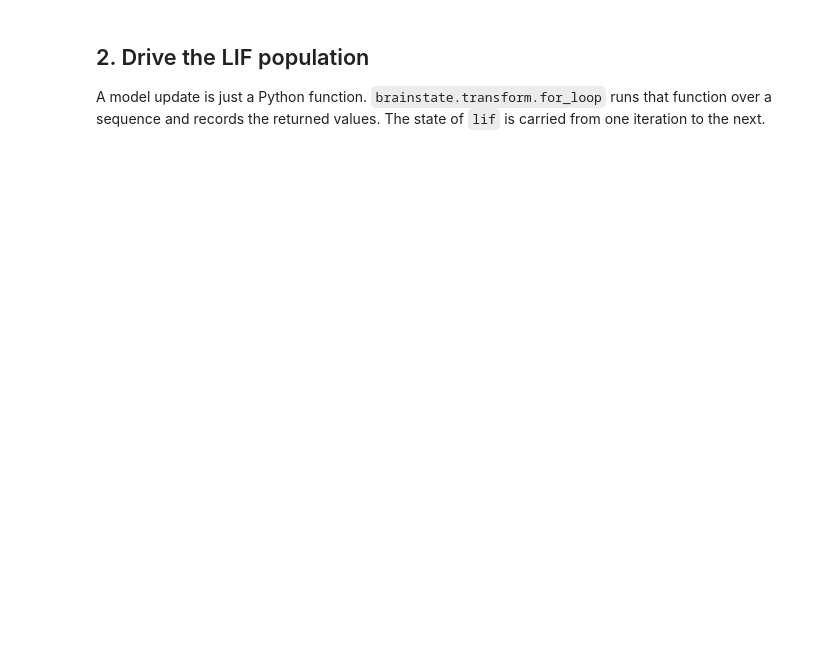
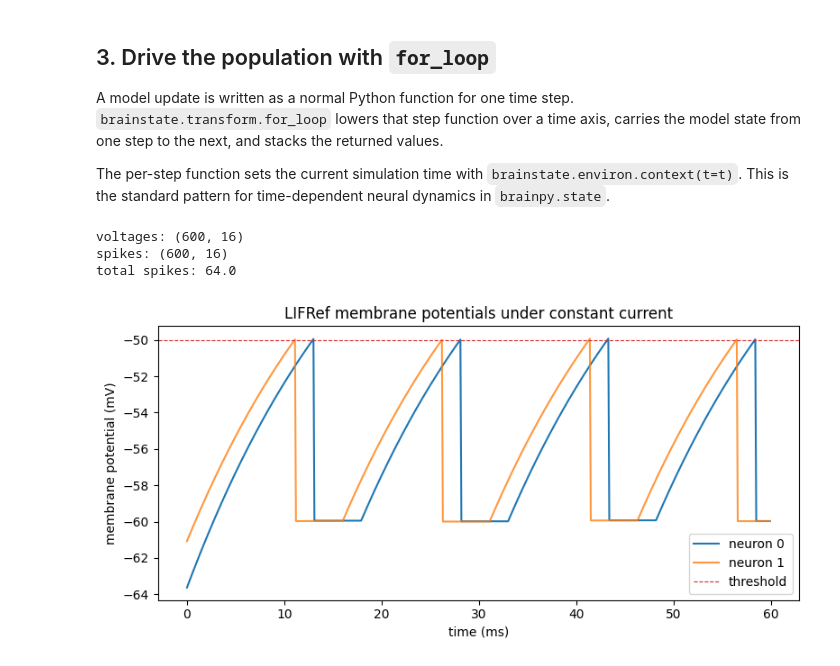
Before and after one commit to chaobrain/brain-modeling-ecosystem, a Jupyter notebook: docs/tutorials/brainpy.state_point_neuron_networks.ipynb, the cells around one changed output. Cells and saved outputs as stored; diff of their text form; code cells hidden in the pictures; blank space fills up the shorter version.

Commit message:
Refine tutorials and documentation across BrainX ecosystem (#117)
* update tutorials

* update brainx documentation

---------

Co-authored-by: “liaoxinzhu” <liaoxinzhu@gdiist.cn>

```diff
--- a/docs/tutorials/brainpy.state_point_neuron_networks.ipynb
+++ b/docs/tutorials/brainpy.state_point_neuron_networks.ipynb
@@ -53,37 +87,49 @@ lif
 # %% [markdown]
-## 2. Drive the LIF population
+## 3. Drive the population with ``for_loop``
 
-A model update is just a Python function. `brainstate.transform.for_loop` runs that function over a sequence and records the returned values. The state of `lif` is carried from one iteration to the next.
+A model update is written as a normal Python function for one time step. ``brainstate.transform.for_loop`` lowers that step function over a time axis, carries the model state from one step to the next, and stacks the returned values.
+
+The per-step function sets the current simulation time with ``brainstate.environ.context(t=t)``. This is the standard pattern for time-dependent neural dynamics in ``brainpy.state``.
 # %%
-def run_lif_population(inputs):
+def run_lif_population(currents):
     lif.reset_state()
-    indices = np.arange(len(inputs))
+    times = u.math.arange(0.0 * u.ms, len(currents) * dt, dt)
 
-    def step(i, current):
-        with brainstate.environ.context(i=i):
+    def step(t, current):
+        with brainstate.environ.context(t=t):
             spike = lif(current)
             return lif.V.value, spike
 
-    voltages, spikes = brainstate.transform.for_loop(step, indices, inputs)
-    return voltages, spikes
+    voltages, spikes = brainstate.transform.for_loop(step, times, currents)
+    return times, voltages, spikes
 
 n_steps = 600
-constant_current = 3.0 * u.mA
-inputs = np.ones(n_steps) * constant_current
-voltages, spikes = run_lif_population(inputs)
+constant_current = 25.0 * u.mA
+currents = np.ones(n_steps) * constant_current
 
-times = np.arange(n_steps) * dt
+times, voltages, spikes = run_lif_population(currents)
+
 print("voltages:", voltages.shape)
 print("spikes:", spikes.shape)
+print("total spikes:", float(u.math.sum(spikes)))
+# %% [output]
+voltages: (600, 16)
+spikes: (600, 16)
+total spikes: 64.0
 # %%
+time_ms = times.to_decimal(u.ms)
+voltage_mV = voltages.to_decimal(u.mV)
+
 plt.figure(figsize=(8, 4))
-plt.plot(times, voltages[:, 0], label="neuron 0")
-plt.plot(times, voltages[:, 1], label="neuron 1", alpha=0.8)
-plt.axhline(-50.0 * u.mV, color="tab:red", ls="--", lw=0.8, label="threshold")
-plt.xlabel("time")
-plt.ylabel("membrane potential")
-plt.title("LIF membrane potentials under constant current")
+plt.plot(time_ms, voltage_mV[:, 0], label="neuron 0")
+plt.plot(time_ms, voltage_mV[:, 1], label="neuron 1", alpha=0.8)
+plt.axhline(-50.0, color="tab:red", ls="--", lw=0.8, label="threshold")
+plt.xlabel("time (ms)")
+plt.ylabel("membrane potential (mV)")
+plt.title("LIFRef membrane potentials under constant current")
 plt.legend(loc="best")
 plt.tight_layout()
 plt.show()
+# %% [output]
+[figure, added]
 # %% [markdown]
```
Also changed, not shown: parts of 16 cells of this notebook, 14 other files.
